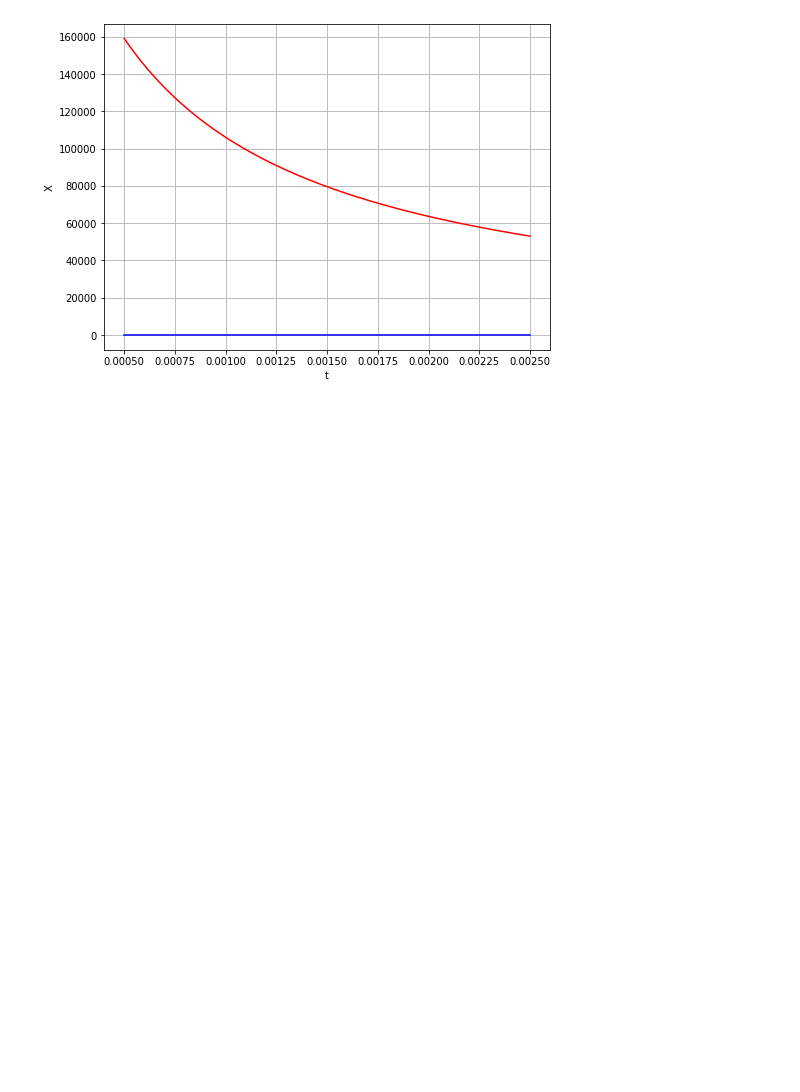
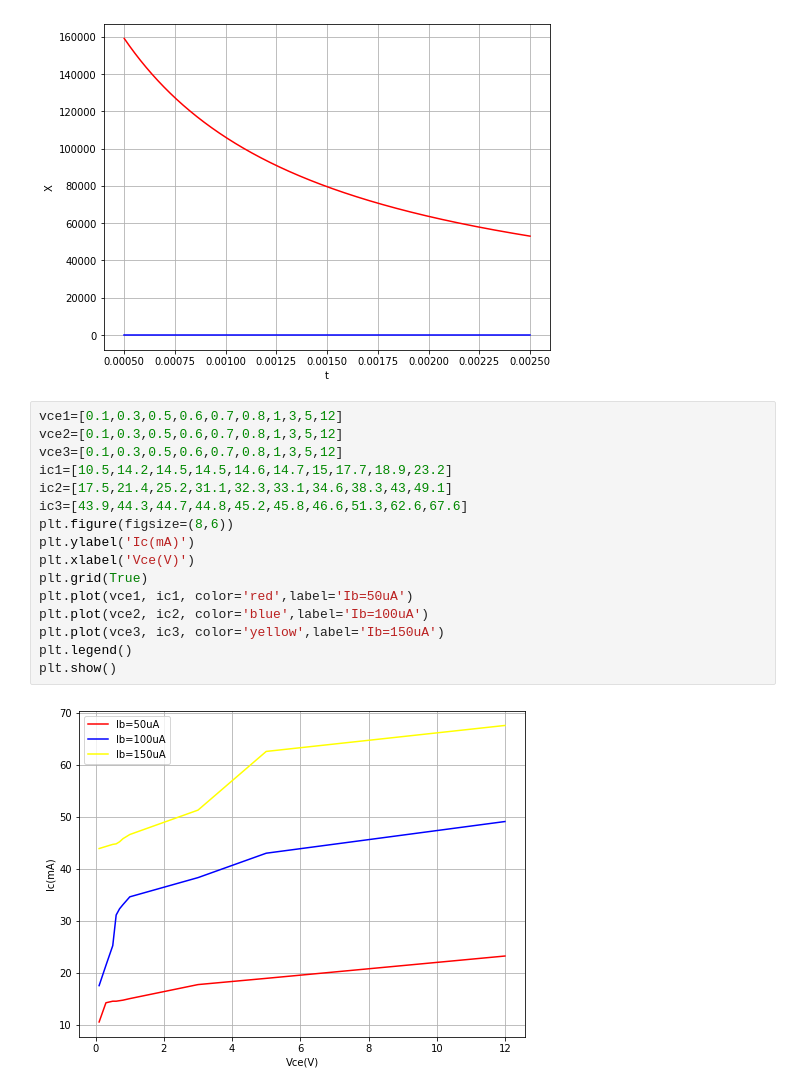
Before and after one commit to SeanRay01/1.1Math, a Jupyter notebook: 方程式繪製.ipynb, the cells around one changed output. Saved outputs shown, nothing was run; the diff lists cells and outputs as text; blank space fills up the shorter version.

```diff
--- a/方程式繪製.ipynb
+++ b/方程式繪製.ipynb
@@ -56,3 +56,21 @@ plt.plot(ts, l, color='blue')
 plt.show()
 # %% [output]
 [figure]
+# %%
+vce1=[0.1,0.3,0.5,0.6,0.7,0.8,1,3,5,12]
+vce2=[0.1,0.3,0.5,0.6,0.7,0.8,1,3,5,12]
+vce3=[0.1,0.3,0.5,0.6,0.7,0.8,1,3,5,12]
+ic1=[10.5,14.2,14.5,14.5,14.6,14.7,15,17.7,18.9,23.2]
+ic2=[17.5,21.4,25.2,31.1,32.3,33.1,34.6,38.3,43,49.1]
+ic3=[43.9,44.3,44.7,44.8,45.2,45.8,46.6,51.3,62.6,67.6]
+plt.figure(figsize=(8,6))
+plt.ylabel('Ic(mA)')
+plt.xlabel('Vce(V)')
+plt.grid(True)
+plt.plot(vce1, ic1, color='red',label='Ib=50uA')
+plt.plot(vce2, ic2, color='blue',label='Ib=100uA')
+plt.plot(vce3, ic3, color='yellow',label='Ib=150uA')
+plt.legend()
+plt.show()
+# %% [output]
+[figure, added]
```
Also changed, not shown: parts of 2 cells of this notebook.
